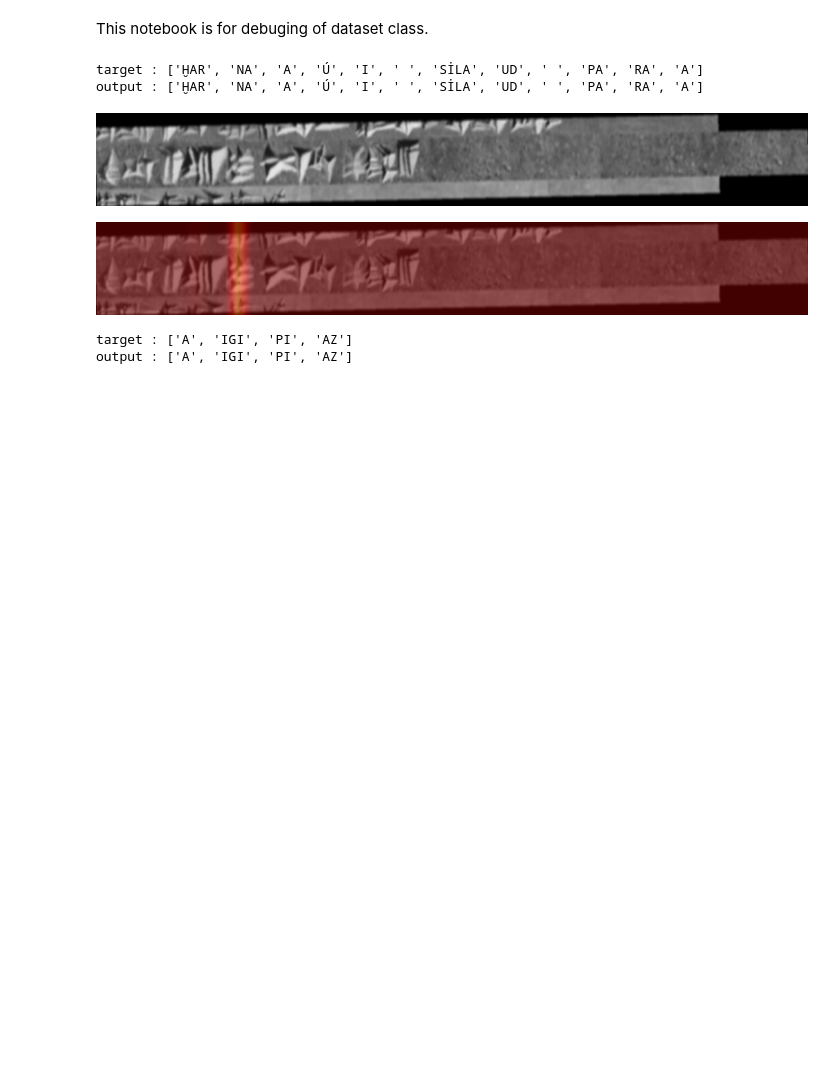
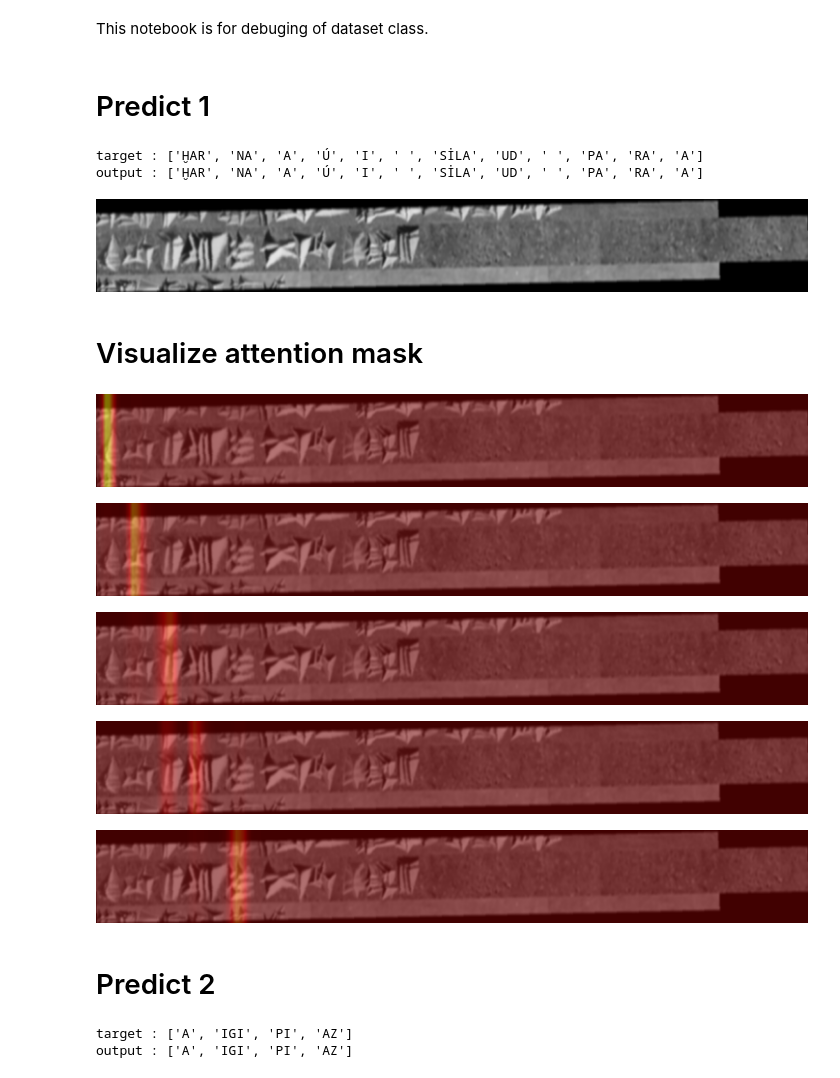
Before and after one commit to kojipy/rare, a Jupyter notebook: predict_sample.ipynb, the cells around one changed output. Drawn from its saved outputs; the diff is of its cells as text; code cells hidden in the pictures; blank space fills up the shorter version.

```diff
--- a/predict_sample.ipynb
+++ b/predict_sample.ipynb
@@ -54,5 +54,7 @@ rare.load_state_dict(torch.load("last.pth", map_location="cpu"))
 rare.eval()
 
 converter = LabelConverter(cfg.rare.label_max_length, "dataset/target_hittite_cuneiform_signs.json")
+# %% [markdown]
+# Predict 1
 # %%
 image, target = dataset.__getitem__(0)
@@ -75,6 +76,44 @@ T.ToPILImage()(image)
 target : ['ḪAR', 'NA', 'A', 'Ú', 'I', ' ', 'SİLA', 'UD', ' ', 'PA', 'RA', 'A']
 output : ['ḪAR', 'NA', 'A', 'Ú', 'I', ' ', 'SİLA', 'UD', ' ', 'PA', 'RA', 'A']
 [figure]
+# %% [markdown]
+# Visualize attention mask
+# %%
+TIME_STEP = 0
+
+img_arr = image.numpy().transpose(1, 2, 0) * 255
+img_arr = img_arr.astype(np.uint8)
+overlay = show_atten_mask(img_arr, alphas[TIME_STEP], 0.5)
+Image.fromarray(overlay)
+# %% [output]
+[figure, added]
+# %%
+TIME_STEP = 1
+
+img_arr = image.numpy().transpose(1, 2, 0) * 255
+img_arr = img_arr.astype(np.uint8)
+overlay = show_atten_mask(img_arr, alphas[TIME_STEP], 0.5)
+Image.fromarray(overlay)
+# %% [output]
+[figure, added]
+# %%
+TIME_STEP = 2
+
+img_arr = image.numpy().transpose(1, 2, 0) * 255
+img_arr = img_arr.astype(np.uint8)
+overlay = show_atten_mask(img_arr, alphas[TIME_STEP], 0.5)
+Image.fromarray(overlay)
+# %% [output]
+[figure, added]
+# %%
+TIME_STEP = 3
+
+img_arr = image.numpy().transpose(1, 2, 0) * 255
+img_arr = img_arr.astype(np.uint8)
+overlay = show_atten_mask(img_arr, alphas[TIME_STEP], 0.5)
+Image.fromarray(overlay)
+# %% [output]
+[figure, added]
 # %%
 TIME_STEP = 4
 
@@ -84,6 +123,8 @@ overlay = show_atten_mask(img_arr, alphas[TIME_STEP], 0.5)
 Image.fromarray(overlay)
 # %% [output]
 [figure]
+# %% [markdown]
+# Predict 2
 # %%
 image, target = dataset.__getitem__(1)
 
```
Also changed, not shown: parts of 1 cell of this notebook.
